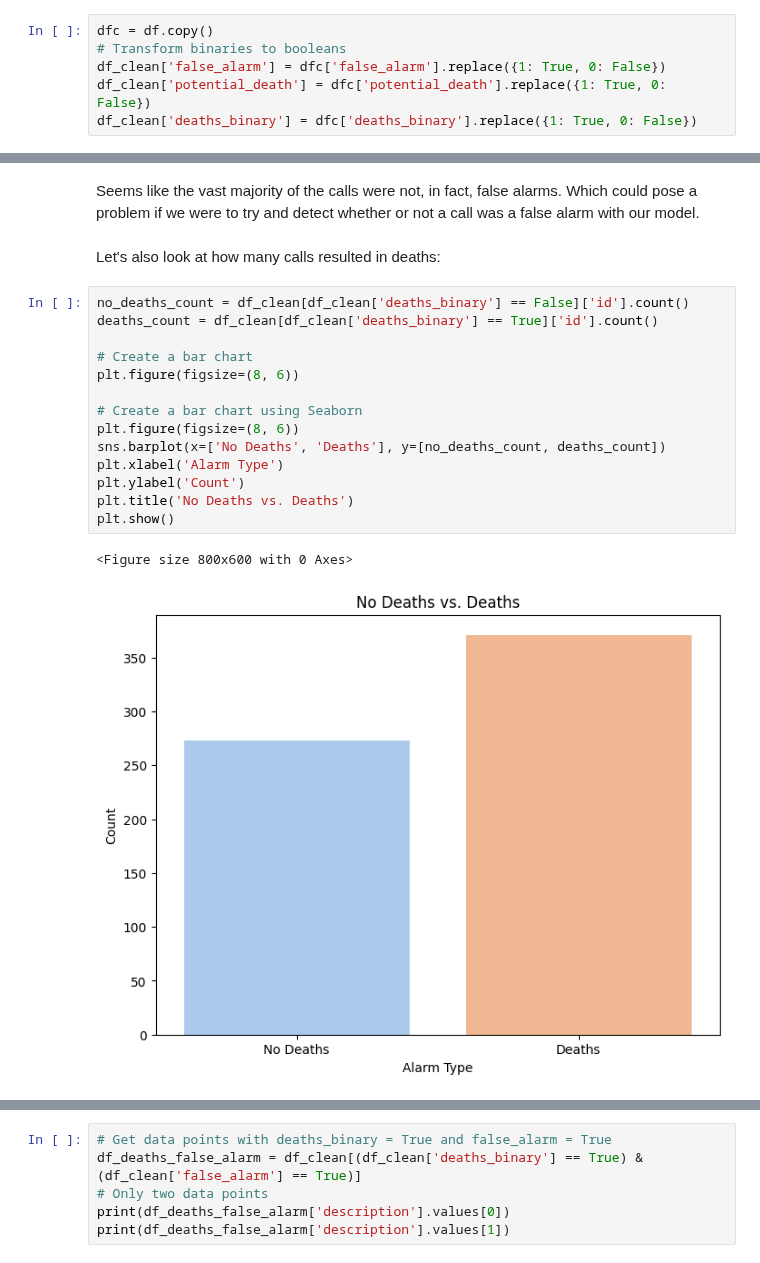
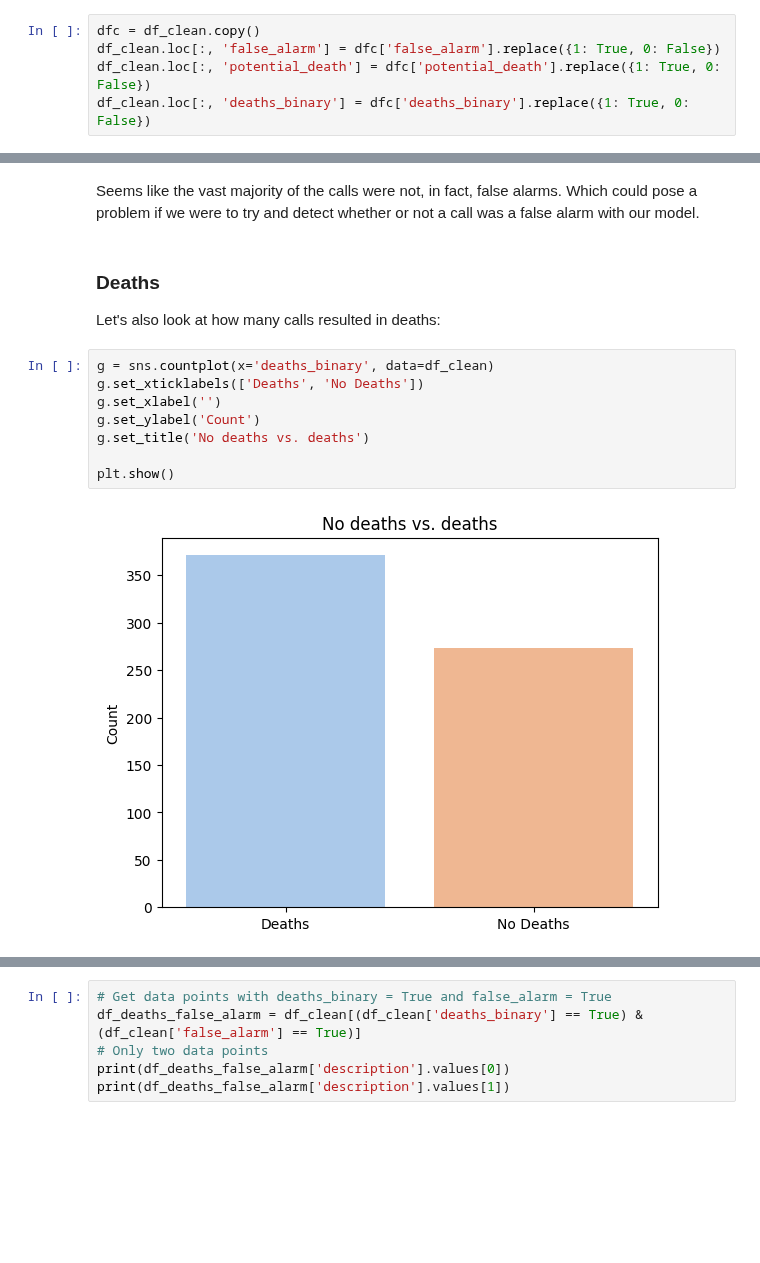
Before and after one commit to ramwtz/data-science-project, a Jupyter notebook: main.ipynb, the cells around one changed output, grey strips where cells are left out. Saved outputs shown, nothing was run; the diff lists cells and outputs as text; blank space fills up the shorter version.

```diff
--- a/main.ipynb
+++ b/main.ipynb
@@ -150,8 +151,7 @@ Name: date_dt, Length: 644, dtype: datetime64[ns]
 Let's also convert all boolean columns to boolean values:
 # %%
-dfc = df.copy()
-# Transform binaries to booleans
-df_clean['false_alarm'] = dfc['false_alarm'].replace({1: True, 0: False})
-df_clean['potential_death'] = dfc['potential_death'].replace({1: True, 0: False})
-df_clean['deaths_binary'] = dfc['deaths_binary'].replace({1: True, 0: False})
+dfc = df_clean.copy()
+df_clean.loc[:, 'false_alarm'] = dfc['false_alarm'].replace({1: True, 0: False})
+df_clean.loc[:, 'potential_death'] = dfc['potential_death'].replace({1: True, 0: False})
+df_clean.loc[:, 'deaths_binary'] = dfc['deaths_binary'].replace({1: True, 0: False})
 # %% [output]
@@ -262,22 +258,16 @@ plt.show()
 # %% [markdown]
 Seems like the vast majority of the calls were not, in fact, false alarms. Which could pose a problem if we were to try and detect whether or not a call was a false alarm with our model.
 # %% [markdown]
+### Deaths
 Let's also look at how many calls resulted in deaths:
 # %%
-no_deaths_count = df_clean[df_clean['deaths_binary'] == False]['id'].count()
-deaths_count = df_clean[df_clean['deaths_binary'] == True]['id'].count()
+g = sns.countplot(x='deaths_binary', data=df_clean)
+g.set_xticklabels(['Deaths', 'No Deaths'])
+g.set_xlabel('')
+g.set_ylabel('Count')
+g.set_title('No deaths vs. deaths')
 
-# Create a bar chart
-plt.figure(figsize=(8, 6))
-
-# Create a bar chart using Seaborn
-plt.figure(figsize=(8, 6))
-sns.barplot(x=['No Deaths', 'Deaths'], y=[no_deaths_count, deaths_count])
-plt.xlabel('Alarm Type')
-plt.ylabel('Count')
-plt.title('No Deaths vs. Deaths')
 plt.show()
 # %% [output]
-<Figure size 800x600 with 0 Axes>
-[figure, old version]
+[figure, new version]
 # %% [markdown]
```
Also changed, not shown: parts of 17 cells of this notebook.
